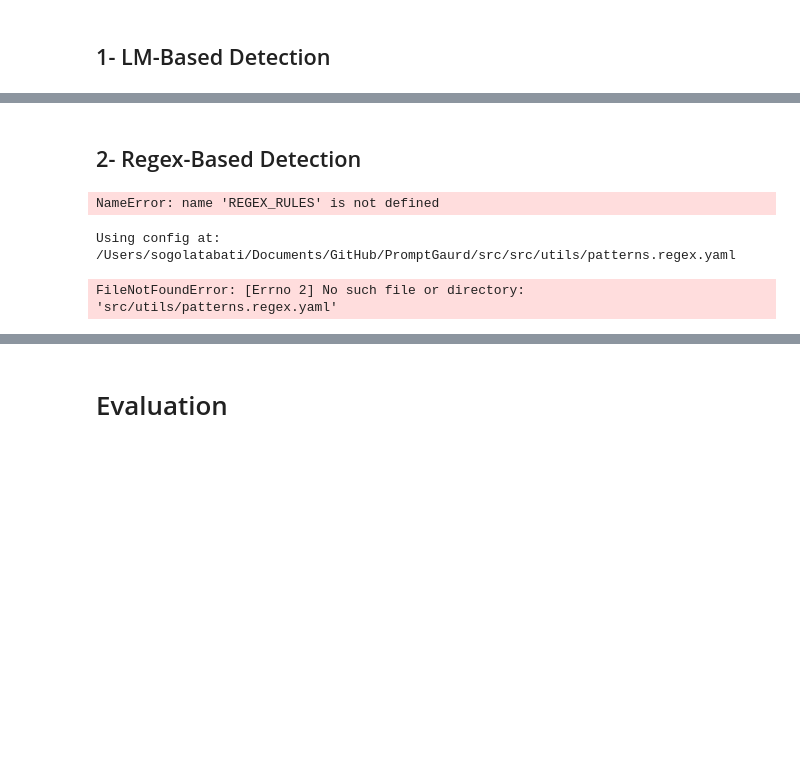
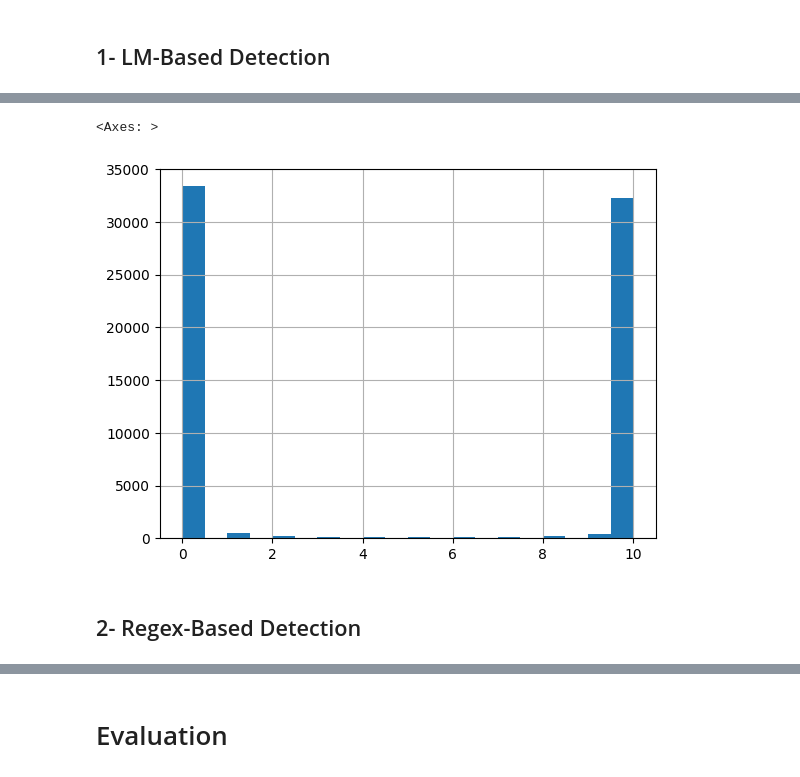
Before and after one commit to Sogol-Hosseini/PromptGaurd, a Jupyter notebook: src/main.ipynb, the cells around one changed output, grey strips where cells are left out. Saved outputs shown, nothing was run; the diff lists cells and outputs as text; code cells hidden in the pictures; blank space fills up the shorter version.

```diff
--- a/src/main.ipynb
+++ b/src/main.ipynb
@@ -119,0 +136,9 @@ REGEX_RULES = "utils/patterns.regex.yaml"
+# %%
+import glob
+import pandas as pd
+
+csv_files = glob.glob("test_dfs/*.csv")
+test_dataframes = [pd.read_csv(file) for file in csv_files]
+
+for i, df in enumerate(test_dataframes):
+    print(f"Dataset {i+1}: {len(df)} rows")
@@ -406,0 +216,4 @@ Accuracy on jayavibhav/prompt-injection-safety:test = 0.462
+# %%
+total_test_df = pd.concat(test_dataframes, ignore_index=True)
+
+total_test_df['maliciousness_score'].value_counts()
@@ -406,0 +234,7 @@ Accuracy on jayavibhav/prompt-injection-safety:test = 0.462
+# %%
+import matplotlib.pyplot as plt
+
+total_test_df['maliciousness_score'].hist(bins=20)
+# %% [output]
+<Axes: >
+[figure, added]
@@ -412,58 +249,0 @@ import json
-# %%
-# Initialize RegexRules
-regex_detector = RegexBasedDetector(REGEX_RULES)
-
-for i, text in enumerate(TEST_PROMPTS, 1):
-    result = regex_detector.score(text)
-    out = {
-        "level": result["level"],
-        "score": result["score"],
-        "detail": result["detail"],
-        "hits": [{"category": h.category, "snippet": h.snippet} for h in result["hits"]],
-    }
-    print(f"{i}. {text[:50]}...")
-    print(json.dumps(out, indent=1))
-    print("-" * 40)
-# %% [output]
-NameError: name 'REGEX_RULES' is not defined
-# %%
-
-import os
-
-CFG_PATH = os.path.join(os.getcwd(), "src", "utils", "patterns.regex.yaml")
-print("Using config at:", CFG_PATH)
-
-
-import sys, os
-sys.path.append(os.path.abspath("src"))
-
-import pandas as pd
-from sklearn.metrics import recall_score
-from modules.rules_regex import RegexBasedDetector
-from utils.normalizer import normalize_text
-
-# --- Paths ---
-CFG_PATH = "src/utils/patterns.regex.yaml"
-
-   # regex YAML
-DATA_PATH = "data/test.csv"                   # CSV with 'text' and 'label' (0/1)
-
-# --- Load regex detector ---
-regex_detector = RegexBasedDetector(CFG_PATH)
-
-# --- Load test data ---
-df = pd.read_csv(DATA_PATH)
-
-# --- Predictions with Module 2 ---
-y_true = df["label"].astype(int).tolist()
-y_pred = [
-    1 if regex_detector.score(normalize_text(str(t))).get("level") in ("warn", "block") else 0
-    for t in df["text"].astype(str).tolist()
-]
-
-# --- Recall ---
-recall = recall_score(y_true, y_pred)
-print("Regex Module 2 Recall:", recall)
-# %% [output]
-Using config at: /Users/sogolatabati/Documents/GitHub/PromptGaurd/src/src/utils/patterns.regex.yaml
-FileNotFoundError: [Errno 2] No such file or directory: 'src/utils/patterns.regex.yaml'
```
Also changed, not shown: parts of 58 cells of this notebook, 26 other files.
